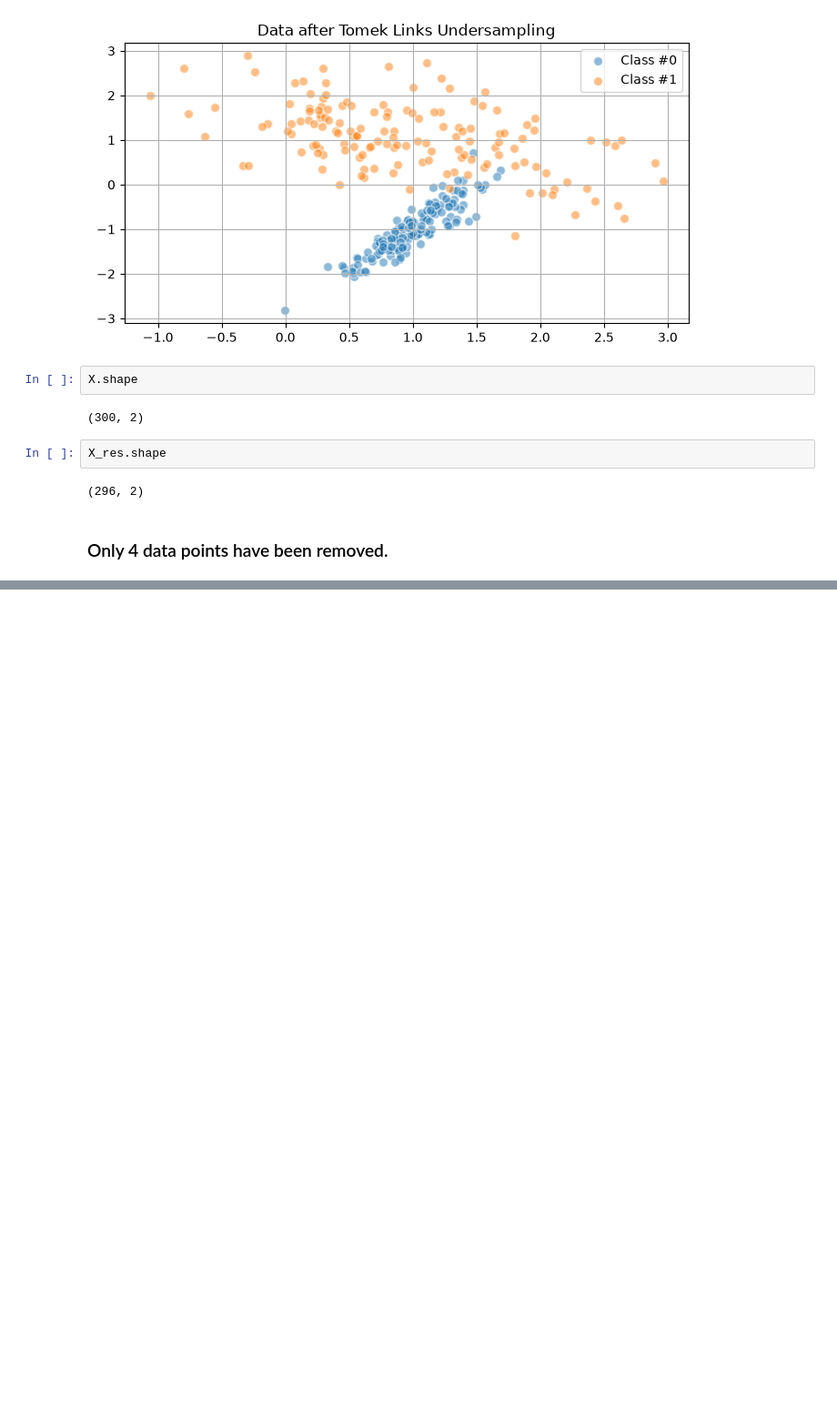
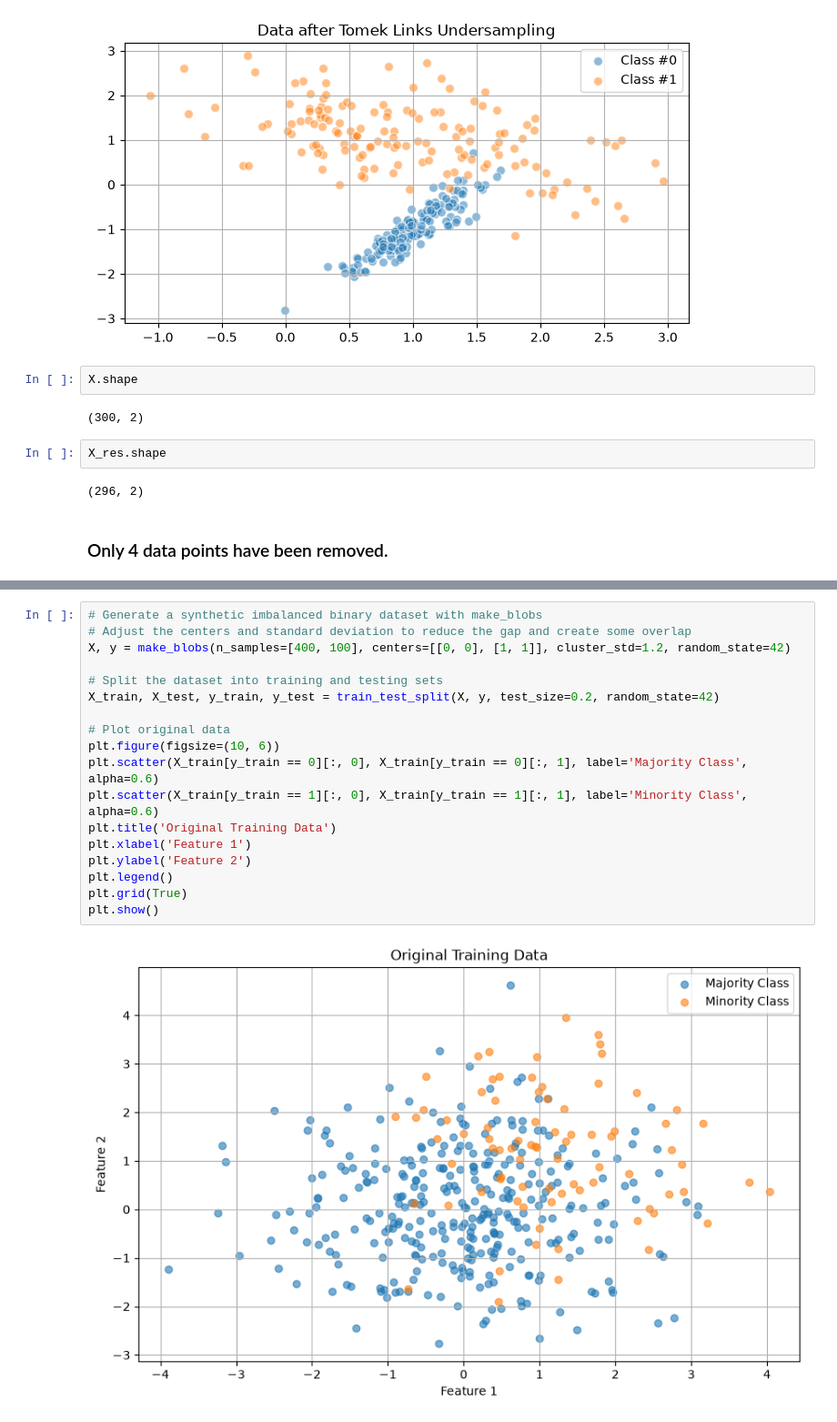
Before and after one commit to AvanindraBose/ML-Zodiac, a Jupyter notebook: ImbalancedDataset/undersampling_techniques.ipynb, the cells around one changed output, grey strips where cells are left out. Shown at 91% size. Cells and saved outputs as stored; diff of their text form; blank space fills up the shorter version.

```diff
--- a/ImbalancedDataset/undersampling_techniques.ipynb
+++ b/ImbalancedDataset/undersampling_techniques.ipynb
@@ -200,0 +203,20 @@ X_res.shape
+# %%
+# Generate a synthetic imbalanced binary dataset with make_blobs
+# Adjust the centers and standard deviation to reduce the gap and create some overlap
+X, y = make_blobs(n_samples=[400, 100], centers=[[0, 0], [1, 1]], cluster_std=1.2, random_state=42)
+
+# Split the dataset into training and testing sets
+X_train, X_test, y_train, y_test = train_test_split(X, y, test_size=0.2, random_state=42)
+
+# Plot original data
+plt.figure(figsize=(10, 6))
+plt.scatter(X_train[y_train == 0][:, 0], X_train[y_train == 0][:, 1], label='Majority Class', alpha=0.6)
+plt.scatter(X_train[y_train == 1][:, 0], X_train[y_train == 1][:, 1], label='Minority Class', alpha=0.6)
+plt.title('Original Training Data')
+plt.xlabel('Feature 1')
+plt.ylabel('Feature 2')
+plt.legend()
+plt.grid(True)
+plt.show()
+# %% [output]
+[figure, added]
```
Also changed, not shown: parts of 9 cells of this notebook.
